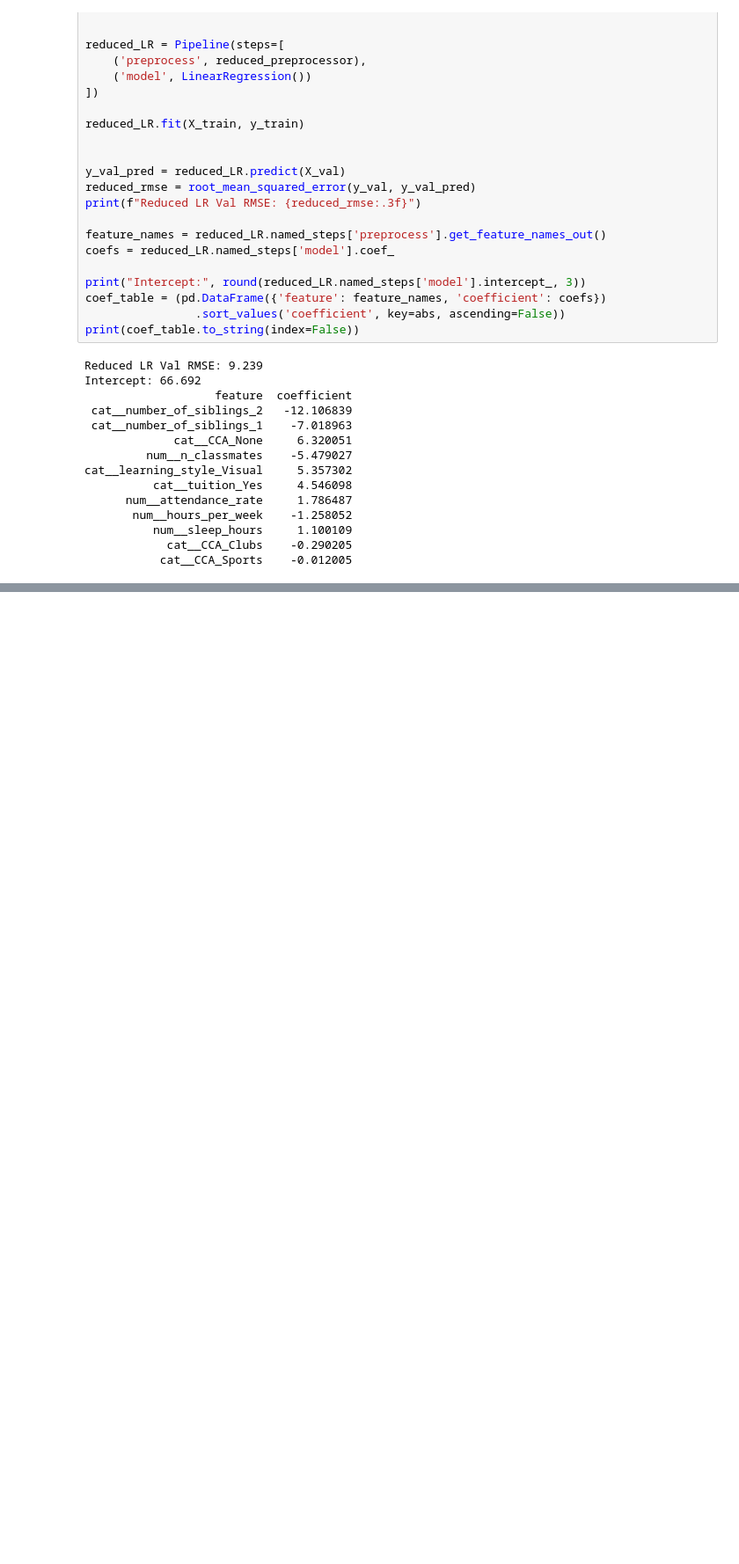
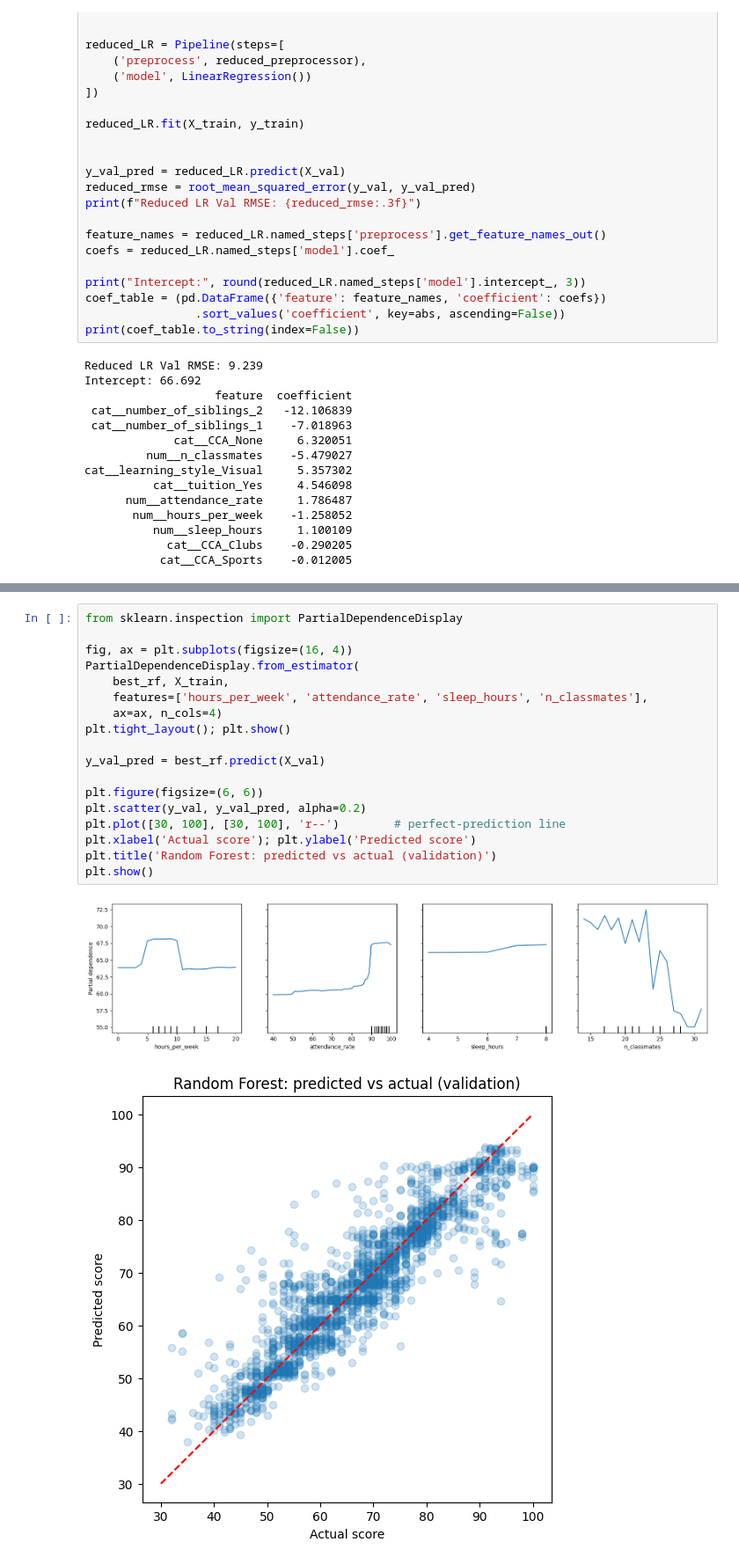
Before and after one commit to EdwardCKB/daily-ds, a Jupyter notebook: ml/clean-code/aiap-student-score-prediction.ipynb, the cells around one changed output, grey strips where cells are left out. Shown at 88% size. Cells and saved outputs as stored; diff of their text form; blank space fills up the shorter version.

```diff
--- a/ml/clean-code/aiap-student-score-prediction.ipynb
+++ b/ml/clean-code/aiap-student-score-prediction.ipynb
@@ -727,0 +876,21 @@ cat__learning_style_Visual     5.357302
+# %%
+from sklearn.inspection import PartialDependenceDisplay
+
+fig, ax = plt.subplots(figsize=(16, 4))
+PartialDependenceDisplay.from_estimator(
+    best_rf, X_train,
+    features=['hours_per_week', 'attendance_rate', 'sleep_hours', 'n_classmates'],
+    ax=ax, n_cols=4)
+plt.tight_layout(); plt.show()
+
+y_val_pred = best_rf.predict(X_val)
+
+plt.figure(figsize=(6, 6))
+plt.scatter(y_val, y_val_pred, alpha=0.2)
+plt.plot([30, 100], [30, 100], 'r--')        # perfect-prediction line
+plt.xlabel('Actual score'); plt.ylabel('Predicted score')
+plt.title('Random Forest: predicted vs actual (validation)')
+plt.show()
+# %% [output]
+[figure, added]
+[figure, added]
```
Also changed, not shown: parts of 13 cells of this notebook.
